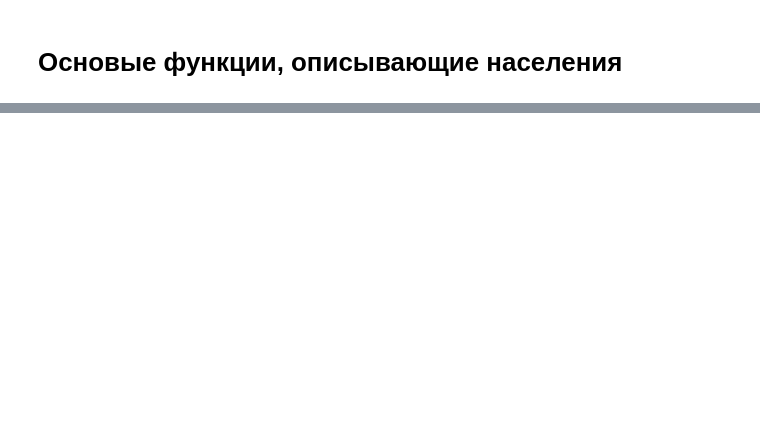
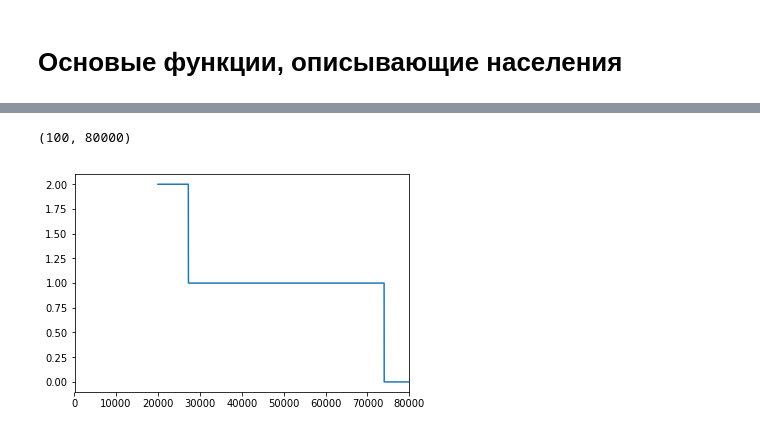
Before and after one commit to ALTAIRvovan/TransportFlows, a Jupyter notebook: main.ipynb, the cells around one changed output, grey strips where cells are left out. Cells and saved outputs as stored; diff of their text form; code cells hidden in the pictures; blank space fills up the shorter version.

```diff
--- a/main.ipynb
+++ b/main.ipynb
@@ -54,0 +62,13 @@ plt.legend()
+# %%
+price_list = [[], [],[]]
+for price, n in dis.distrib():
+    f0 = trans[0].cost(price, x0[0], x0[0])
+    f1 = trans[1].cost(price, x0[1], (1 - spec_road_coeff) * x0[1] + x0[2])
+    f2 = trans[2].cost(price, x0[2], x0[2] + (1 - spec_road_coeff) * x0[1])
+#         print([f0, f1, f2])
+    if f0 < f1 and f0 < f2:
+        price_list[0].append(price)
+    elif f1 < f0 and f1 < f2:
+        price_list[1].append(price)
+    else:
+        price_list[2].append(price)
@@ -54,0 +79,11 @@ plt.legend()
+# %%
+x = []
+y = []
+for price, n in dis.distrib():
+    x.append(price)
+    y.append(n)
+plt.plot(x, y)
+plt.xlim(100, 80000)
+# %% [output]
+(100, 80000)
+[figure, added]
```
Also changed, not shown: parts of 5 cells of this notebook, 2 other files.
